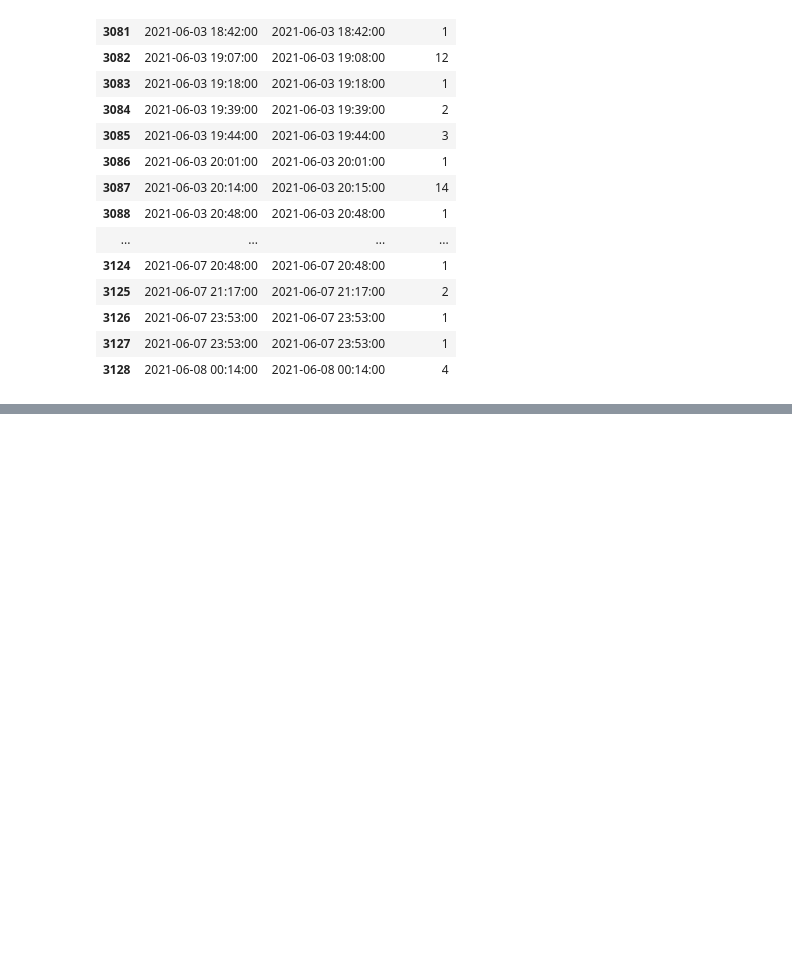
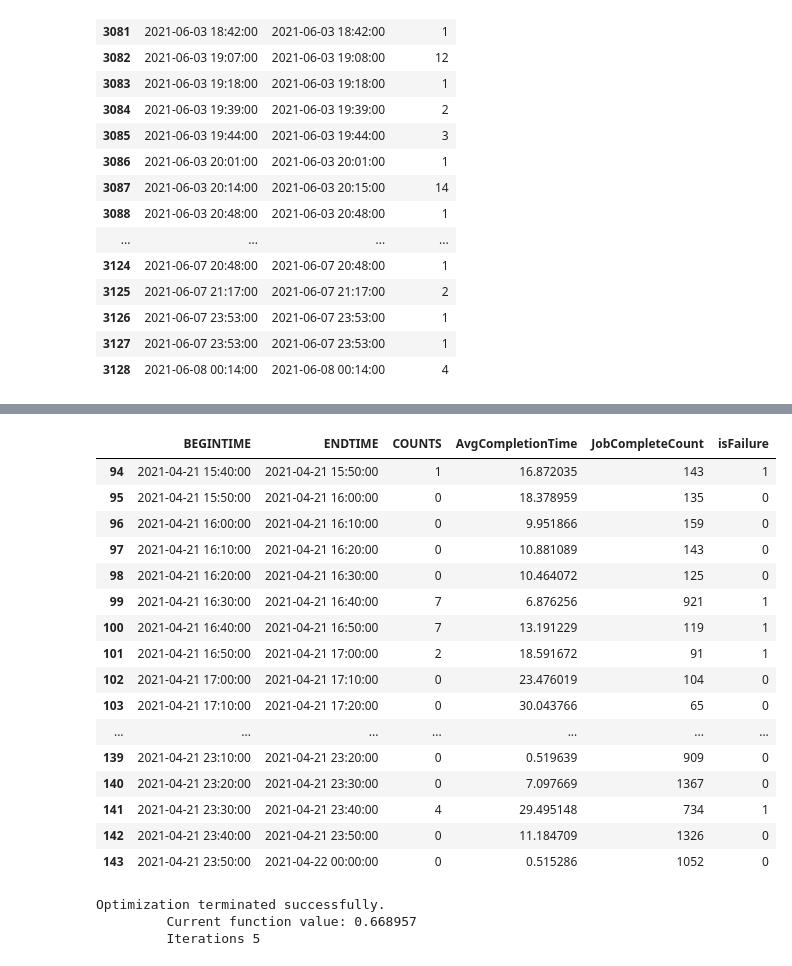
Before and after one commit to nss-data-science-cohort-8/accre-mashed-potatoes, a Jupyter notebook: notebooks/Data Exploration CE5.ipynb, the cells around one changed output, grey strips where cells are left out. Cells and saved outputs as stored; diff of their text form; code cells hidden in the pictures; blank space fills up the shorter version.

```diff
--- a/notebooks/Data Exploration CE5.ipynb
+++ b/notebooks/Data Exploration CE5.ipynb
@@ -1816,0 +1385,28 @@ fit_df.plot(x = 'JobCompleteCount',
+# %%
+ce_acre_merge_df['isFailure'] = [1 if x > 0 else 0 for x in list(ce_acre_merge_df['COUNTS'])]
+ce_acre_merge_df.tail(50)
+# %% [output]
+|  | BEGINTIME | ENDTIME | COUNTS | AvgCompletionTime | JobCompleteCount | isFailure |
+| 94 | 2021-04-21 15:40:00 | 2021-04-21 15:50:00 | 1 | 16.872035 | 143 | 1 |
+| 95 | 2021-04-21 15:50:00 | 2021-04-21 16:00:00 | 0 | 18.378959 | 135 | 0 |
+| 96 | 2021-04-21 16:00:00 | 2021-04-21 16:10:00 | 0 | 9.951866 | 159 | 0 |
+| 97 | 2021-04-21 16:10:00 | 2021-04-21 16:20:00 | 0 | 10.881089 | 143 | 0 |
+| 98 | 2021-04-21 16:20:00 | 2021-04-21 16:30:00 | 0 | 10.464072 | 125 | 0 |
+| 99 | 2021-04-21 16:30:00 | 2021-04-21 16:40:00 | 7 | 6.876256 | 921 | 1 |
+| 100 | 2021-04-21 16:40:00 | 2021-04-21 16:50:00 | 7 | 13.191229 | 119 | 1 |
+| 101 | 2021-04-21 16:50:00 | 2021-04-21 17:00:00 | 2 | 18.591672 | 91 | 1 |
+| 102 | 2021-04-21 17:00:00 | 2021-04-21 17:10:00 | 0 | 23.476019 | 104 | 0 |
+| 103 | 2021-04-21 17:10:00 | 2021-04-21 17:20:00 | 0 | 30.043766 | 65 | 0 |
+| ... | ... | ... | ... | ... | ... | ... |
+| 139 | 2021-04-21 23:10:00 | 2021-04-21 23:20:00 | 0 | 0.519639 | 909 | 0 |
+| 140 | 2021-04-21 23:20:00 | 2021-04-21 23:30:00 | 0 | 7.097669 | 1367 | 0 |
+| 141 | 2021-04-21 23:30:00 | 2021-04-21 23:40:00 | 4 | 29.495148 | 734 | 1 |
+| 142 | 2021-04-21 23:40:00 | 2021-04-21 23:50:00 | 0 | 11.184709 | 1326 | 0 |
+| 143 | 2021-04-21 23:50:00 | 2021-04-22 00:00:00 | 0 | 0.515286 | 1052 | 0 |
+# %%
+job_fail_log = smf.logit("isFailure ~ JobCompleteCount",
+                         data = ce_acre_merge_df).fit()
+# %% [output]
+Optimization terminated successfully.
+         Current function value: 0.668957
+         Iterations 5
```
Also changed, not shown: parts of 100 cells of this notebook.
